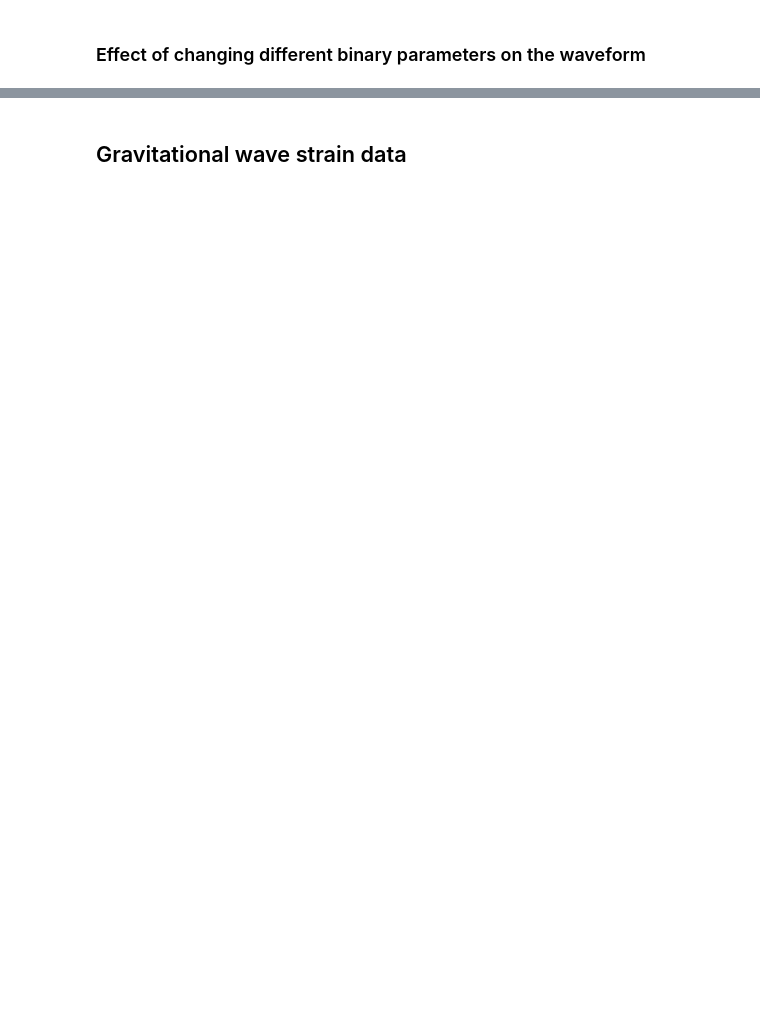
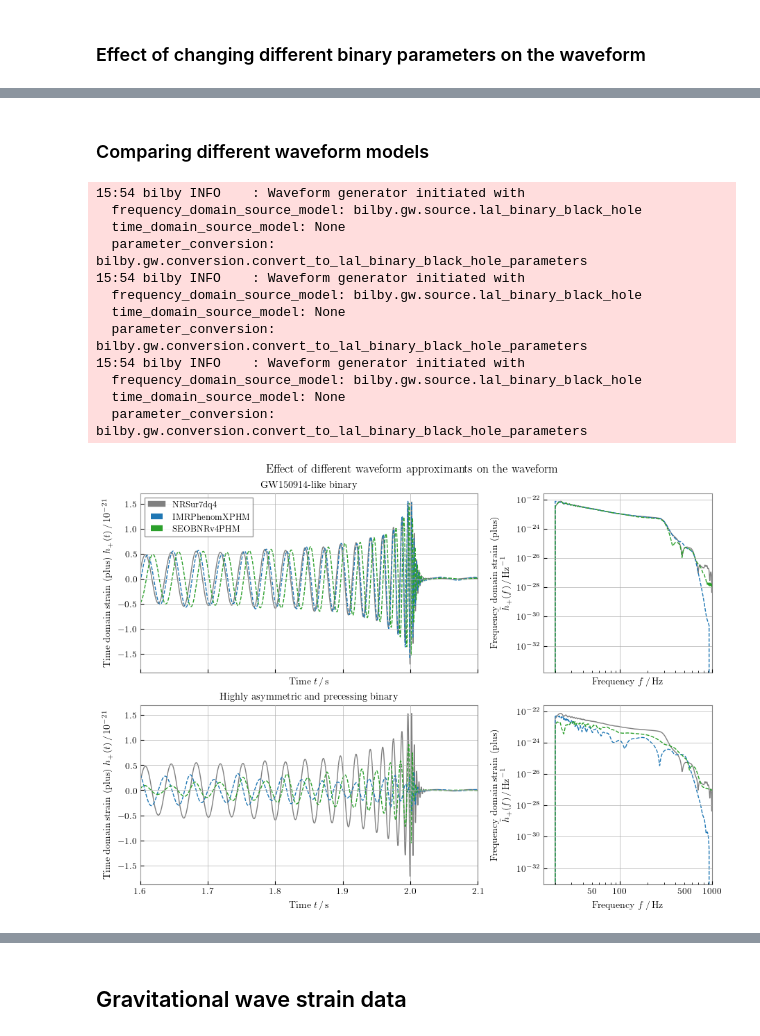
Before and after one commit to gravityhub-org/surip-summer-school-2026, a Jupyter notebook: PE_and_waveform_tutorial/PE_and_waveform_tutorial.ipynb, the cells around one changed output, grey strips where cells are left out. Cells and saved outputs as stored; diff of their text form; code cells hidden in the pictures; blank space fills up the shorter version.

```diff
--- a/PE_and_waveform_tutorial/PE_and_waveform_tutorial.ipynb
+++ b/PE_and_waveform_tutorial/PE_and_waveform_tutorial.ipynb
@@ -166,0 +258,68 @@ fig2.savefig(outdir / 'effect_of_mass_ratio_on_waveform.pdf')
+# %% [markdown]
+### Comparing different waveform models
+# %%
+wfm_kwargs = dict(
+    duration=duration, sampling_frequency=sampling_frequency,
+    frequency_domain_source_model=lal_binary_black_hole,
+    parameter_conversion=convert_to_lal_binary_black_hole_parameters,
+    waveform_arguments=dict(
+        waveform_approximant="IMRPhenomXPHM",
+        reference_frequency=reference_frequency
+    ),
+)
+# waveform generator
+xphm_gen = WaveformGenerator(**wfm_kwargs)
+
+nrsur_kwargs = deepcopy(wfm_kwargs)
+nrsur_kwargs['waveform_arguments']['waveform_approximant'] = "NRSur7dq4"
+nrsur_gen = WaveformGenerator(**nrsur_kwargs)
+
+seob_kwargs = deepcopy(wfm_kwargs)
+seob_kwargs['waveform_arguments']['waveform_approximant'] = "SEOBNRv4PHM"
+seob_gen = WaveformGenerator(**seob_kwargs)
+
+asymmetric_high_spin_bbh = gw150914_parameters.copy()
+asymmetric_high_spin_bbh['mass_ratio'] = 1 / 4
+asymmetric_high_spin_bbh['a_1'] = 0.9
+asymmetric_high_spin_bbh['a_2'] = 0.5
+asymmetric_high_spin_bbh['tilt_1'] = 2.1
+asymmetric_high_spin_bbh['tilt_2'] = 1.4
+asymmetric_high_spin_bbh['phi_12'] = 3.1
+asymmetric_high_spin_bbh['phi_jl'] = 4.1
+
+
+fig, Axes = plt.subplots(2, 2, figsize=(9, 6.5), sharex='col',
+                         width_ratios=[2, 1], constrained_layout=True)
+fig.suptitle('Effect of different waveform approximants on the waveform')
+axes = Axes[0]
+if not LOCAL_USER:
+    plot_waveform(nrsur_gen, gw150914_parameters, axes, c='grey', label='NRSur7dq4')
+plot_waveform(xphm_gen, gw150914_parameters, axes, c='C0', ls='--', label='IMRPhenomXPHM')
+plot_waveform(seob_gen, gw150914_parameters, axes, c='C2', ls='--', label='SEOBNRv4PHM')
+axes[0].legend()
+axes[0].set_xlim(1.6, 2.1)
+axes[1].set_xlim(15, 1000)
+axes[0].set_title('GW150914-like binary')
+
+axes = Axes[1]
+if not LOCAL_USER:
+    plot_waveform(nrsur_gen, gw150914_parameters, axes, c='grey', label='NRSur7dq4')
+plot_waveform(xphm_gen, asymmetric_high_spin_bbh, axes, c='C0', ls='--', label='IMRPhenomXPHM')
+plot_waveform(seob_gen, asymmetric_high_spin_bbh, axes, c='C2', ls='--', label='SEOBNRv4PHM')
+axes[0].set_title('Highly asymmetric and precessing binary')
+
+fig.savefig(outdir / 'effect_of_approximant_on_waveform.pdf')
+# %% [output]
+15:54 bilby INFO    : Waveform generator initiated with
+  frequency_domain_source_model: bilby.gw.source.lal_binary_black_hole
+  time_domain_source_model: None
+  parameter_conversion: bilby.gw.conversion.convert_to_lal_binary_black_hole_parameters
+15:54 bilby INFO    : Waveform generator initiated with
+  frequency_domain_source_model: bilby.gw.source.lal_binary_black_hole
+  time_domain_source_model: None
+  parameter_conversion: bilby.gw.conversion.convert_to_lal_binary_black_hole_parameters
+15:54 bilby INFO    : Waveform generator initiated with
+  frequency_domain_source_model: bilby.gw.source.lal_binary_black_hole
+  time_domain_source_model: None
+  parameter_conversion: bilby.gw.conversion.convert_to_lal_binary_black_hole_parameters
+[figure, added]
```
Also changed, not shown: parts of 24 cells of this notebook.
